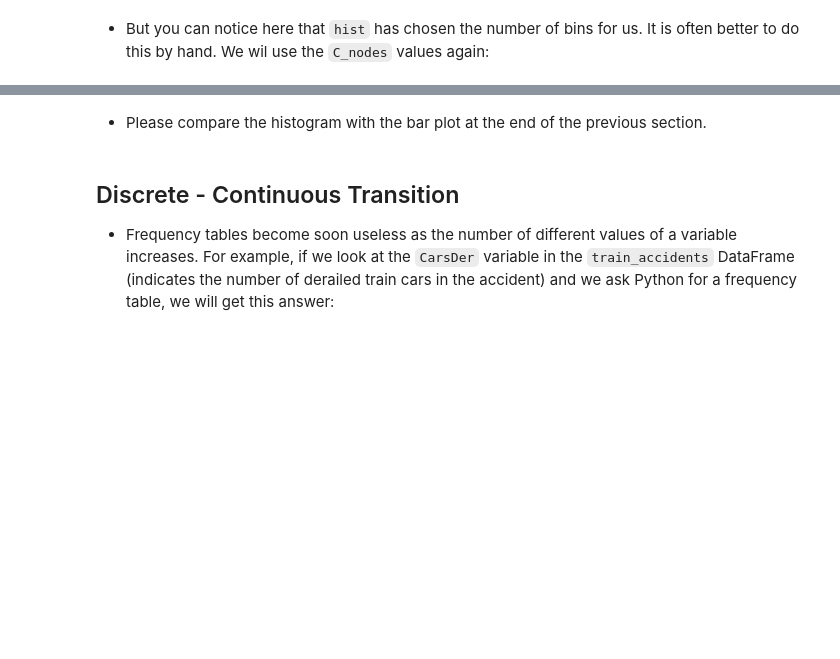
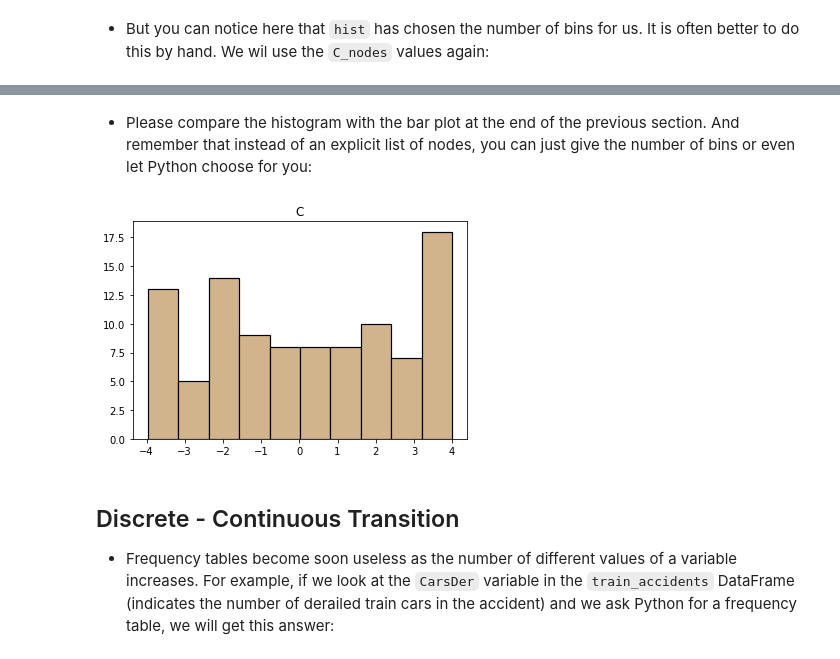
Before and after one commit to mbdfmad/fmad2223, a Jupyter notebook: 02-Exploratory Data Analysis.ipynb, the cells around one changed output, grey strips where cells are left out. Drawn from its saved outputs; the diff is of its cells as text; code cells hidden in the pictures; blank space fills up the shorter version.

```diff
--- a/02-Exploratory Data Analysis.ipynb
+++ b/02-Exploratory Data Analysis.ipynb
@@ -245,5 +426,9 @@ plot = X.hist('C', edgecolor='black', linewidth=1.2, grid=False, color = "tan",
 # %% [markdown]
-+ Please compare the histogram with the bar plot at the end of the previous section.
++ Please compare the histogram with the bar plot at the end of the previous section. And remember that instead of an explicit list of nodes, you can just give the number of bins or even let Python choose for you:
+# %%
+plot = X.hist('C', edgecolor='black', linewidth=1.2, grid=False, color = "tan")
+# %% [output]
+[figure, added]
 # %% [markdown]
 ## Discrete - Continuous Transition
 + Frequency tables become soon useless as the number of different values of a variable increases. For example, if we look at the `CarsDer` variable in the `train_accidents` DataFrame (indicates the number of derailed train cars in the accident) and we ask Python for a frequency table, we will get this answer:
```
Also changed, not shown: parts of 39 cells of this notebook.
